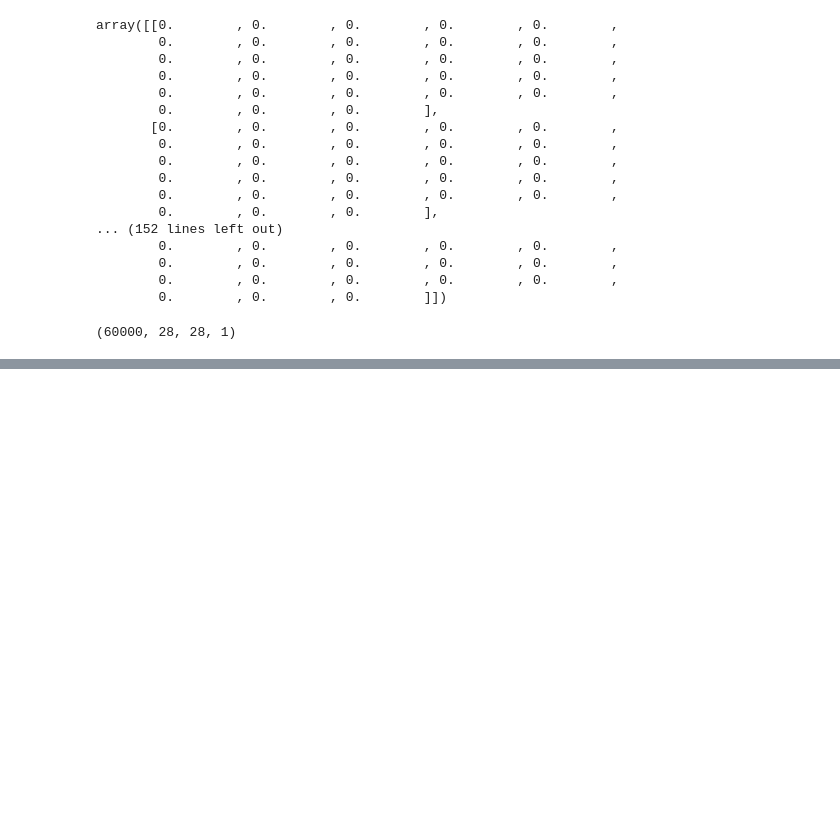
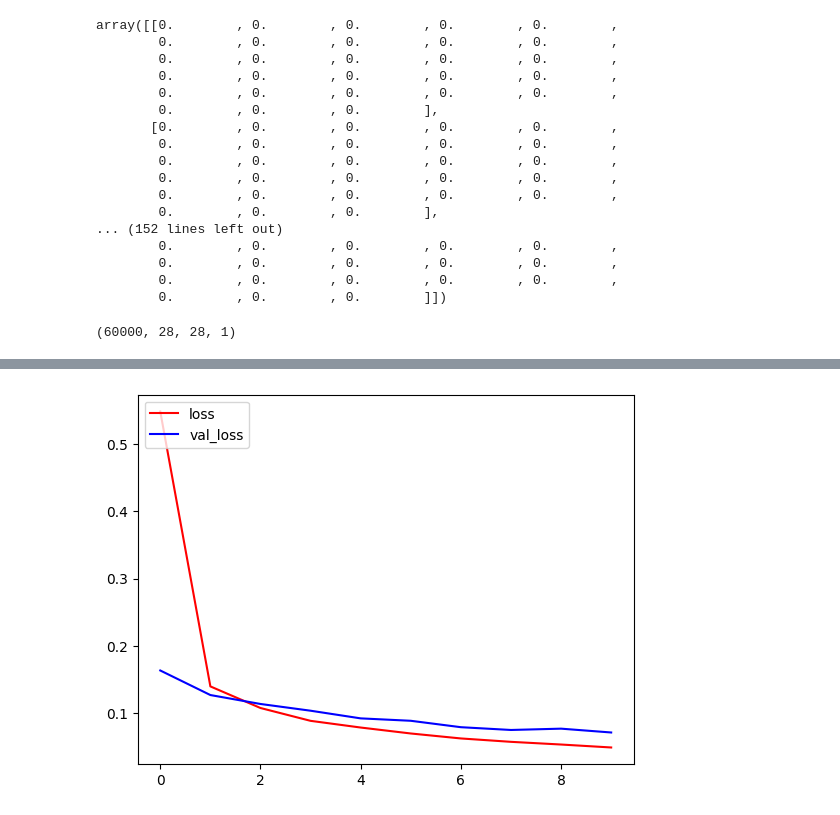
Before and after one commit to cgreco812/Digit-Classifier, a Jupyter notebook: DigitClassifier.ipynb, the cells around one changed output, grey strips where cells are left out. Saved outputs shown, nothing was run; the diff lists cells and outputs as text; code cells hidden in the pictures; blank space fills up the shorter version.

Commit message:
added graphs to show loss VS validation loss and accuracy vs validation accuracy. Also added precision and recall to the testing

```diff
--- a/DigitClassifier.ipynb
+++ b/DigitClassifier.ipynb
@@ -67,7 +67,7 @@ model.add(Dense(units=10, activation='softmax'))
 # %%
 model.compile('adam',
             loss='categorical_crossentropy',
-              metrics=['accuracy'])
+              metrics=['accuracy','precision', 'recall'])
 # %%
 model.summary()
 # %% [output]
@@ -120,0 +121,8 @@ Epoch 10/10
+# %%
+fig = plt.figure()
+plt.plot(hist.history['loss'], color ='red', label = 'loss')
+plt.plot(hist.history['val_loss'], color='blue', label='val_loss')
+plt.legend(loc="upper left")
+plt.show()
+# %% [output]
+[figure, added]
```
Also changed, not shown: parts of 9 cells of this notebook.
